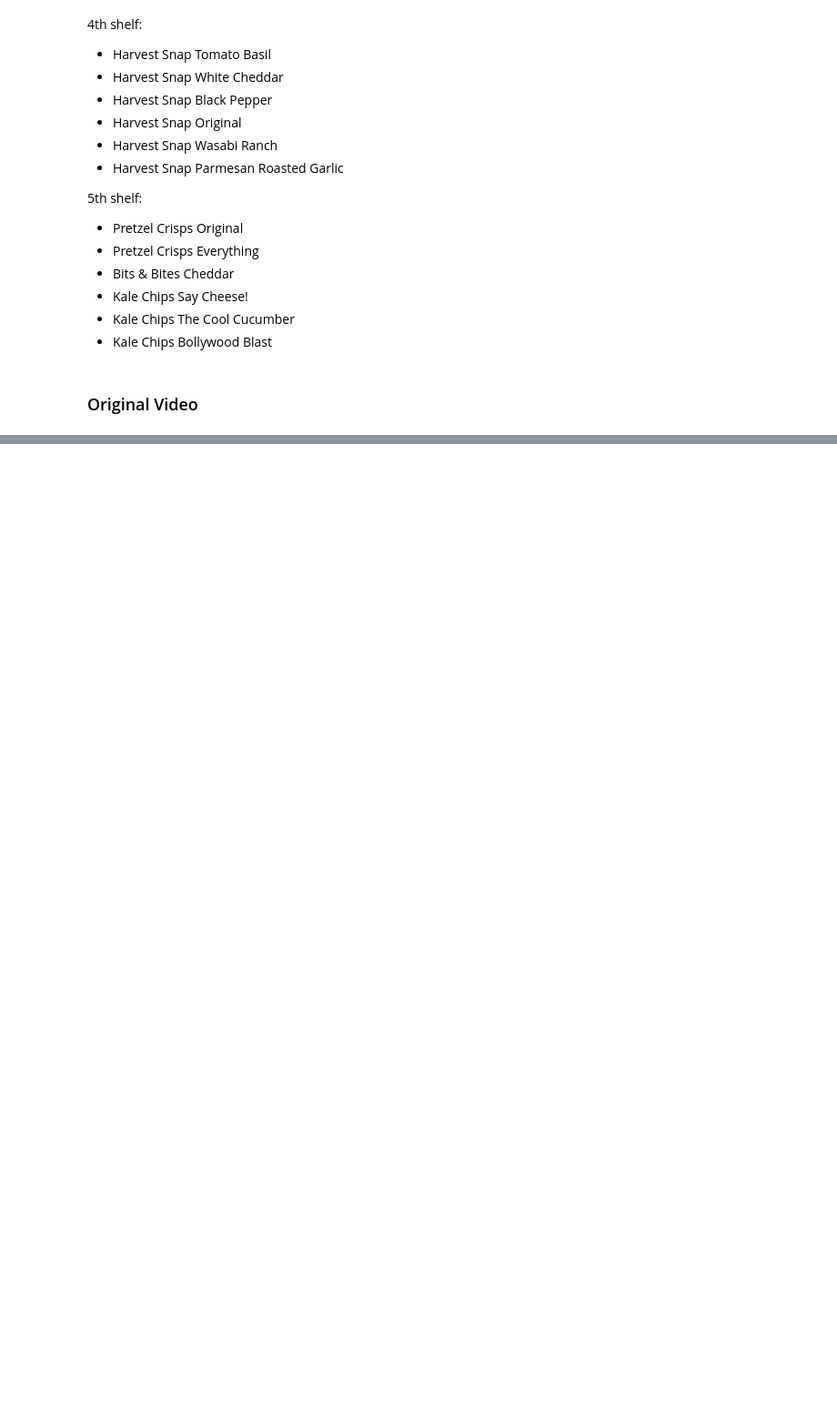
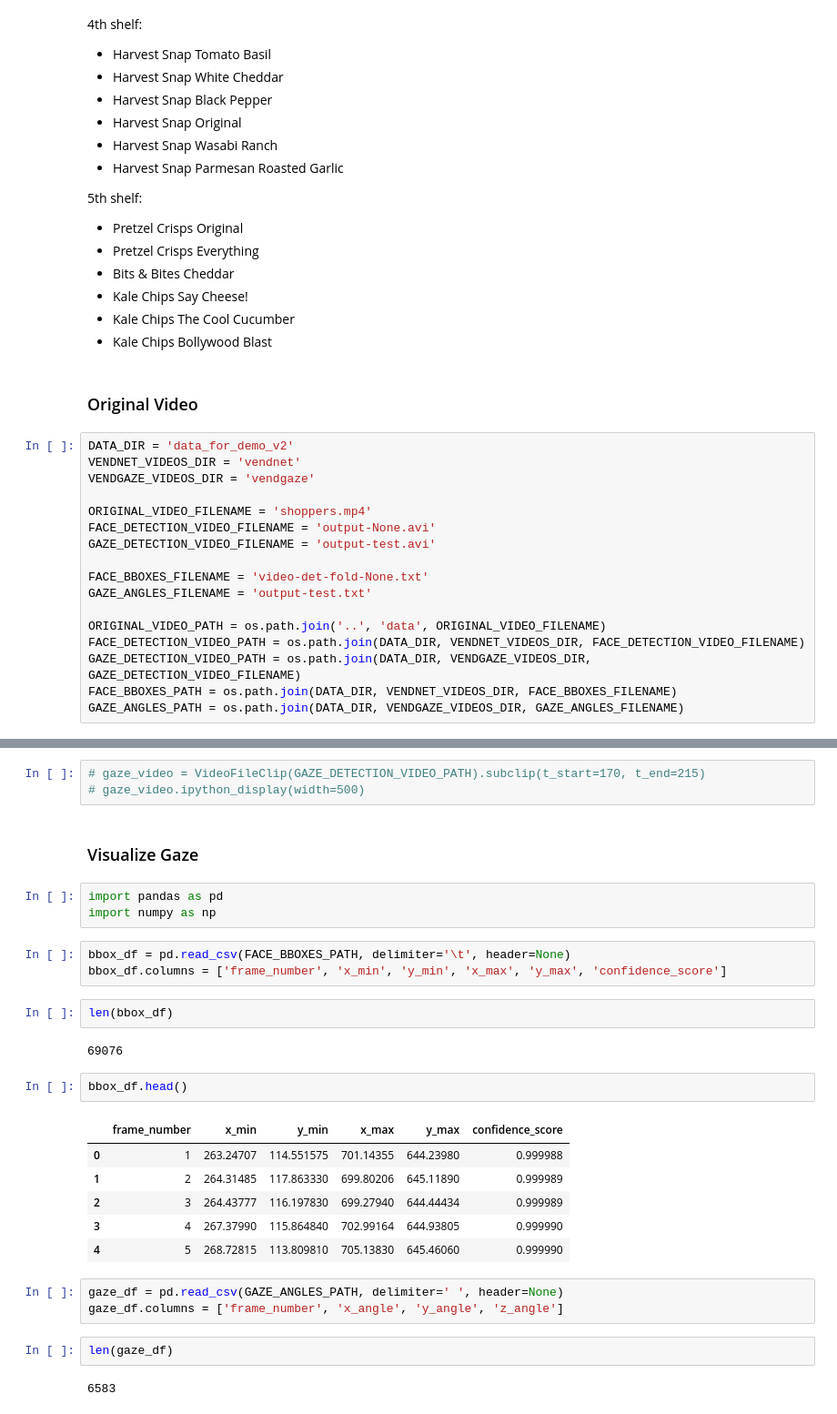
Before and after one commit to vendlytics/monorepo, a Jupyter notebook: notebooks/New Demo Video.ipynb, the cells around one changed output, grey strips where cells are left out. Shown at 91% size. Drawn from its saved outputs; the diff is of its cells as text; blank space fills up the shorter version.

Commit message:
[Demo] Work on creating overlay and product pred

```diff
--- a/notebooks/New Demo Video.ipynb
+++ b/notebooks/New Demo Video.ipynb
@@ -58,3 +58,20 @@ Top shelf:
 * Kale Chips Bollywood Blast
 # %% [markdown]
 ### Original Video
+# %%
+DATA_DIR = 'data_for_demo_v2'
+VENDNET_VIDEOS_DIR = 'vendnet'
+VENDGAZE_VIDEOS_DIR = 'vendgaze'
+
+ORIGINAL_VIDEO_FILENAME = 'shoppers.mp4'
+FACE_DETECTION_VIDEO_FILENAME = 'output-None.avi'
+GAZE_DETECTION_VIDEO_FILENAME = 'output-test.avi'
+
+FACE_BBOXES_FILENAME = 'video-det-fold-None.txt'
+GAZE_ANGLES_FILENAME = 'output-test.txt'
+
+ORIGINAL_VIDEO_PATH = os.path.join('..', 'data', ORIGINAL_VIDEO_FILENAME)
+FACE_DETECTION_VIDEO_PATH = os.path.join(DATA_DIR, VENDNET_VIDEOS_DIR, FACE_DETECTION_VIDEO_FILENAME)
+GAZE_DETECTION_VIDEO_PATH = os.path.join(DATA_DIR, VENDGAZE_VIDEOS_DIR, GAZE_DETECTION_VIDEO_FILENAME)
+FACE_BBOXES_PATH = os.path.join(DATA_DIR, VENDNET_VIDEOS_DIR, FACE_BBOXES_FILENAME)
+GAZE_ANGLES_PATH = os.path.join(DATA_DIR, VENDGAZE_VIDEOS_DIR, GAZE_ANGLES_FILENAME)
@@ -60,0 +80,31 @@ Top shelf:
+# %%
+# gaze_video = VideoFileClip(GAZE_DETECTION_VIDEO_PATH).subclip(t_start=170, t_end=215)
+# gaze_video.ipython_display(width=500)
+# %% [markdown]
+### Visualize Gaze
+# %%
+import pandas as pd
+import numpy as np
+# %%
+bbox_df = pd.read_csv(FACE_BBOXES_PATH, delimiter='\t', header=None)
+bbox_df.columns = ['frame_number', 'x_min', 'y_min', 'x_max', 'y_max', 'confidence_score']
+# %%
+len(bbox_df)
+# %% [output]
+69076
+# %%
+bbox_df.head()
+# %% [output]
+|  | frame_number | x_min | y_min | x_max | y_max | confidence_score |
+| 0 | 1 | 263.24707 | 114.551575 | 701.14355 | 644.23980 | 0.999988 |
+| 1 | 2 | 264.31485 | 117.863330 | 699.80206 | 645.11890 | 0.999989 |
+| 2 | 3 | 264.43777 | 116.197830 | 699.27940 | 644.44434 | 0.999989 |
+| 3 | 4 | 267.37990 | 115.864840 | 702.99164 | 644.93805 | 0.999990 |
+| 4 | 5 | 268.72815 | 113.809810 | 705.13830 | 645.46060 | 0.999990 |
+# %%
+gaze_df = pd.read_csv(GAZE_ANGLES_PATH, delimiter=' ', header=None)
+gaze_df.columns = ['frame_number', 'x_angle', 'y_angle', 'z_angle']
+# %%
+len(gaze_df)
+# %% [output]
+6583
```
Also changed, not shown: parts of 20 cells of this notebook, 17 other files.
